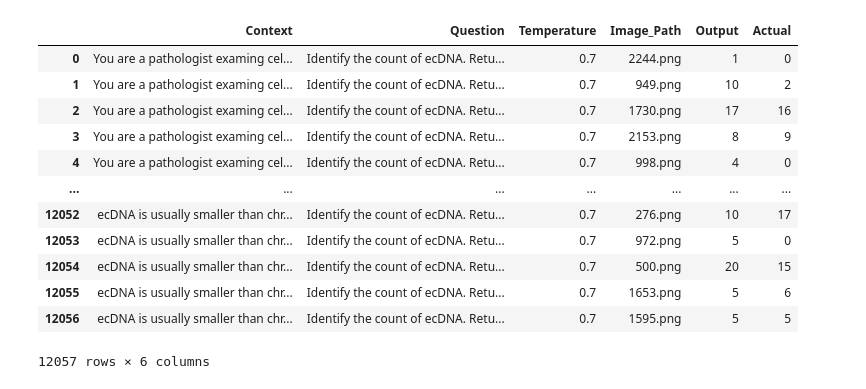
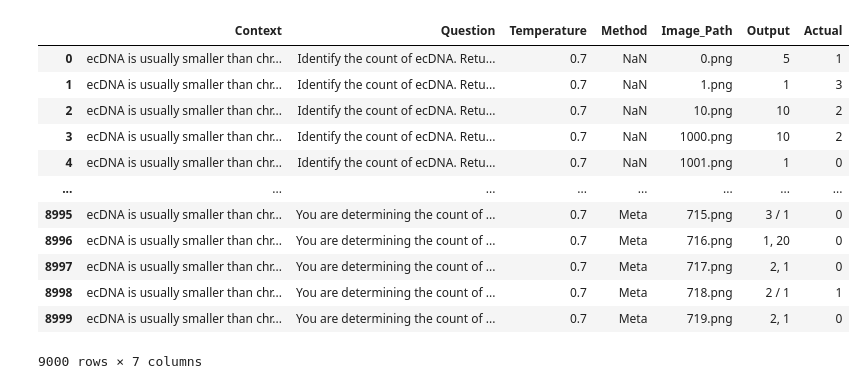
Before and after one commit to architp3/ecdna-analysis, a Jupyter notebook: minicpm/data.ipynb, the cells around one changed output. Saved outputs shown, nothing was run; the diff lists cells and outputs as text; code cells hidden in the pictures.

```diff
--- a/minicpm/data.ipynb
+++ b/minicpm/data.ipynb
@@ -4,24 +4,24 @@ import numpy as np
 import seaborn as sns
 import matplotlib.pyplot as plt
 # %%
-file_path = 'test.csv'
+file_path = 'main.csv'
 
 df = pd.read_csv(file_path)
 df
 # %% [output]
-|  | Context | Question | Temperature | Image_Path | Output | Actual |
-| 0 | You are a pathologist examing cel... | Identify the count of ecDNA. Retu... | 0.7 | 2244.png | 1 | 0 |
-| 1 | You are a pathologist examing cel... | Identify the count of ecDNA. Retu... | 0.7 | 949.png | 10 | 2 |
-| 2 | You are a pathologist examing cel... | Identify the count of ecDNA. Retu... | 0.7 | 1730.png | 17 | 16 |
-| 3 | You are a pathologist examing cel... | Identify the count of ecDNA. Retu... | 0.7 | 2153.png | 8 | 9 |
-| 4 | You are a pathologist examing cel... | Identify the count of ecDNA. Retu... | 0.7 | 998.png | 4 | 0 |
-| ... | ... | ... | ... | ... | ... | ... |
-| 12052 | ecDNA is usually smaller than chr... | Identify the count of ecDNA. Retu... | 0.7 | 276.png | 10 | 17 |
-| 12053 | ecDNA is usually smaller than chr... | Identify the count of ecDNA. Retu... | 0.7 | 972.png | 5 | 0 |
-| 12054 | ecDNA is usually smaller than chr... | Identify the count of ecDNA. Retu... | 0.7 | 500.png | 20 | 15 |
-| 12055 | ecDNA is usually smaller than chr... | Identify the count of ecDNA. Retu... | 0.7 | 1653.png | 5 | 6 |
-| 12056 | ecDNA is usually smaller than chr... | Identify the count of ecDNA. Retu... | 0.7 | 1595.png | 5 | 5 |
+|  | Context | Question | Temperature | Method | Image_Path | Output | Actual |
+| 0 | ecDNA is usually smaller than chr... | Identify the count of ecDNA. Retu... | 0.7 | NaN | 0.png | 5 | 1 |
+| 1 | ecDNA is usually smaller than chr... | Identify the count of ecDNA. Retu... | 0.7 | NaN | 1.png | 1 | 3 |
+| 2 | ecDNA is usually smaller than chr... | Identify the count of ecDNA. Retu... | 0.7 | NaN | 10.png | 10 | 2 |
+| 3 | ecDNA is usually smaller than chr... | Identify the count of ecDNA. Retu... | 0.7 | NaN | 1000.png | 10 | 2 |
+| 4 | ecDNA is usually smaller than chr... | Identify the count of ecDNA. Retu... | 0.7 | NaN | 1001.png | 1 | 0 |
+| ... | ... | ... | ... | ... | ... | ... | ... |
+| 8995 | ecDNA is usually smaller than chr... | You are determining the count of ... | 0.7 | Meta | 715.png | 3 / 1 | 0 |
+| 8996 | ecDNA is usually smaller than chr... | You are determining the count of ... | 0.7 | Meta | 716.png | 1, 20 | 0 |
+| 8997 | ecDNA is usually smaller than chr... | You are determining the count of ... | 0.7 | Meta | 717.png | 2, 1 | 0 |
+| 8998 | ecDNA is usually smaller than chr... | You are determining the count of ... | 0.7 | Meta | 718.png | 2 / 1 | 1 |
+| 8999 | ecDNA is usually smaller than chr... | You are determining the count of ... | 0.7 | Meta | 719.png | 2, 1 | 0 |
-12057 rows × 6 columns
+9000 rows × 7 columns
 # %%
 def is_integer(val):
     try:
```
Also changed, not shown: parts of 24 cells of this notebook, 5 other files.
